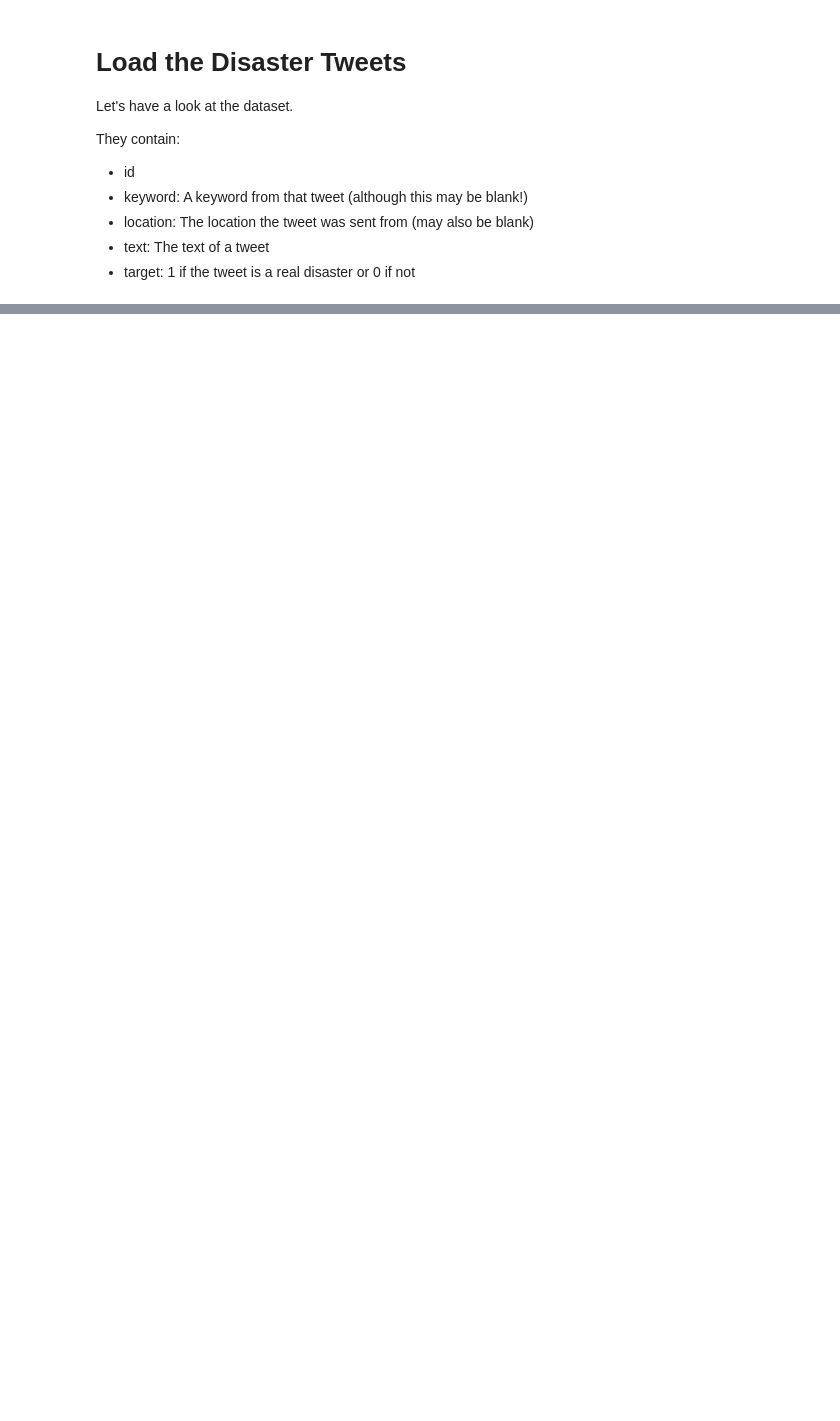
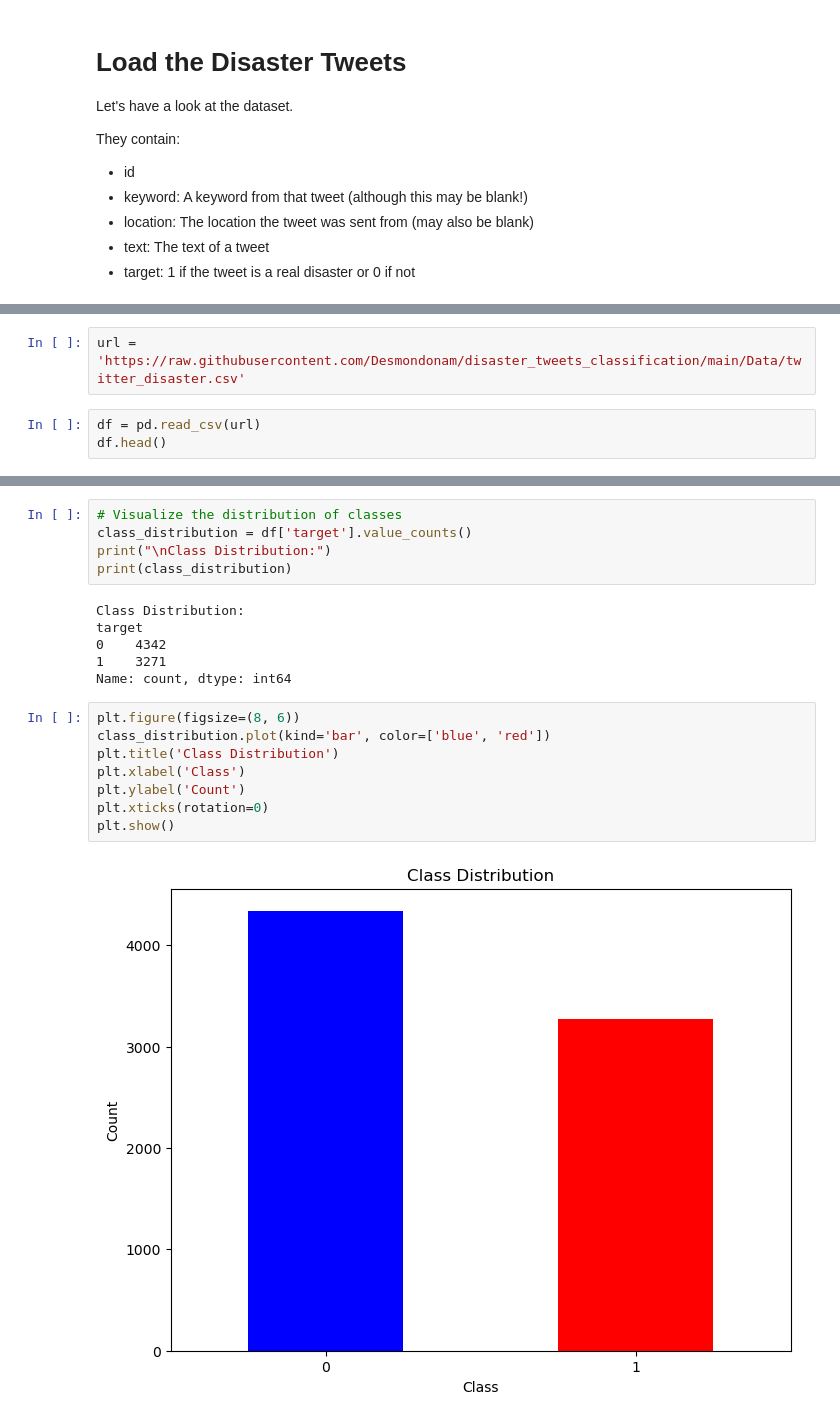
Before and after one commit to Desmondonam/disaster_tweets_classification, a Jupyter notebook: disaster-tweets.ipynb, the cells around one changed output, grey strips where cells are left out. Saved outputs shown, nothing was run; the diff lists cells and outputs as text; blank space fills up the shorter version.

```diff
--- a/disaster-tweets.ipynb
+++ b/disaster-tweets.ipynb
@@ -277,0 +13,5 @@ sample_submission.to_csv("submission.csv", index=False)
+# %%
+url = 'https://raw.githubusercontent.com/Desmondonam/disaster_tweets_classification/main/Data/twitter_disaster.csv'
+# %%
+df = pd.read_csv(url)
+df.head()
@@ -277,0 +40,21 @@ sample_submission.to_csv("submission.csv", index=False)
+# %%
+# Visualize the distribution of classes
+class_distribution = df['target'].value_counts()
+print("\nClass Distribution:")
+print(class_distribution)
+# %% [output]
+Class Distribution:
+target
+0    4342
+1    3271
+Name: count, dtype: int64
+# %%
+plt.figure(figsize=(8, 6))
+class_distribution.plot(kind='bar', color=['blue', 'red'])
+plt.title('Class Distribution')
+plt.xlabel('Class')
+plt.ylabel('Count')
+plt.xticks(rotation=0)
+plt.show()
+# %% [output]
+[figure, added]
```
Also changed, not shown: parts of 67 cells of this notebook, 7 other files.
